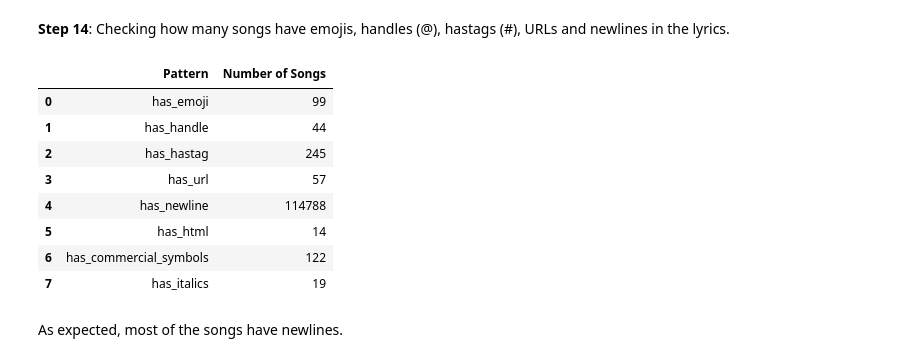
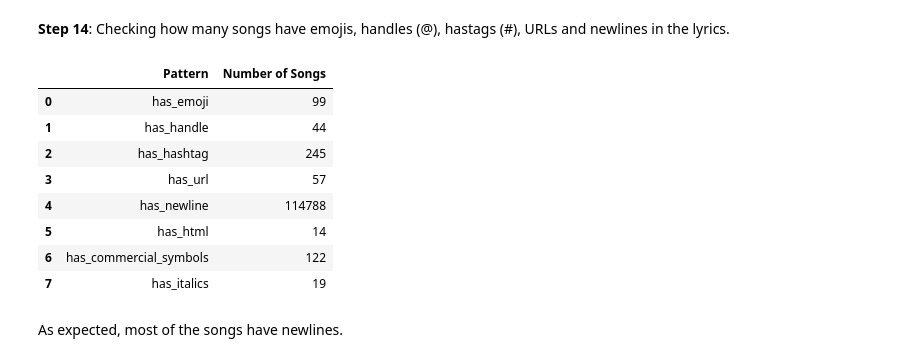
Before and after one commit to iinesclaro/text_mining, a Jupyter notebook: 01_eda_preprocessing.ipynb, the cells around one changed output. Cells and saved outputs as stored; diff of their text form; code cells hidden in the pictures.

```diff
--- a/01_eda_preprocessing.ipynb
+++ b/01_eda_preprocessing.ipynb
@@ -506,32 +486,32 @@ Some issues that we can identify are:
 # %%
 from utils import (
     contains_emoji,
     contains_handle,
     contains_hashtag,
     contains_url,
     contains_newline,
     contains_html,
     contains_commercial_symbols,
     contains_italics
 )
 
 train_data['has_emoji'] = train_data['lyrics'].apply(contains_emoji)
 train_data['has_handle'] = train_data['lyrics'].apply(contains_handle)
-train_data['has_hastag'] = train_data['lyrics'].apply(contains_hashtag)
+train_data['has_hashtag'] = train_data['lyrics'].apply(contains_hashtag)
 train_data['has_url'] = train_data['lyrics'].apply(contains_url)
 train_data['has_newline'] = train_data['lyrics'].apply(contains_newline)
 train_data['has_html'] = train_data['lyrics'].apply(contains_html)
 train_data['has_commercial_symbols'] = train_data['lyrics'].apply(contains_commercial_symbols)
 train_data['has_italics'] = train_data['lyrics'].apply(contains_italics)
 
-patterns = train_data[['has_emoji', 'has_handle', 'has_hastag', 'has_url', 'has_newline', 'has_html', 'has_commercial_symbols', 'has_italics']].sum().rename_axis('Pattern').reset_index(name = 'Number of Songs')
+patterns = train_data[['has_emoji', 'has_handle', 'has_hashtag', 'has_url', 'has_newline', 'has_html', 'has_commercial_symbols', 'has_italics']].sum().rename_axis('Pattern').reset_index(name = 'Number of Songs')
 
 display(patterns)
 # %% [output]
 |  | Pattern | Number of Songs |
 | 0 | has_emoji | 99 |
 | 1 | has_handle | 44 |
-| 2 | has_hastag | 245 |
+| 2 | has_hashtag | 245 |
 | 3 | has_url | 57 |
 | 4 | has_newline | 114788 |
 | 5 | has_html | 14 |
```
Also changed, not shown: parts of 19 cells of this notebook, 9 other files.
